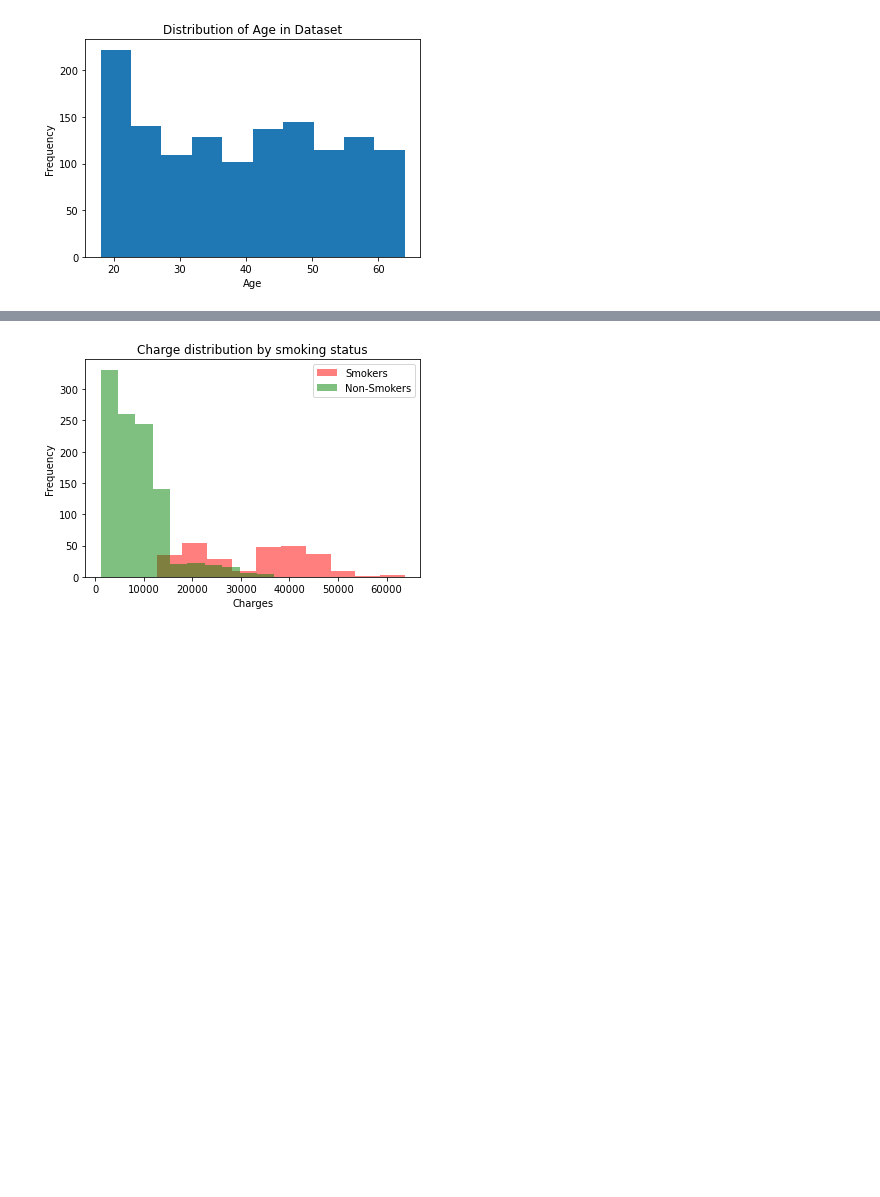
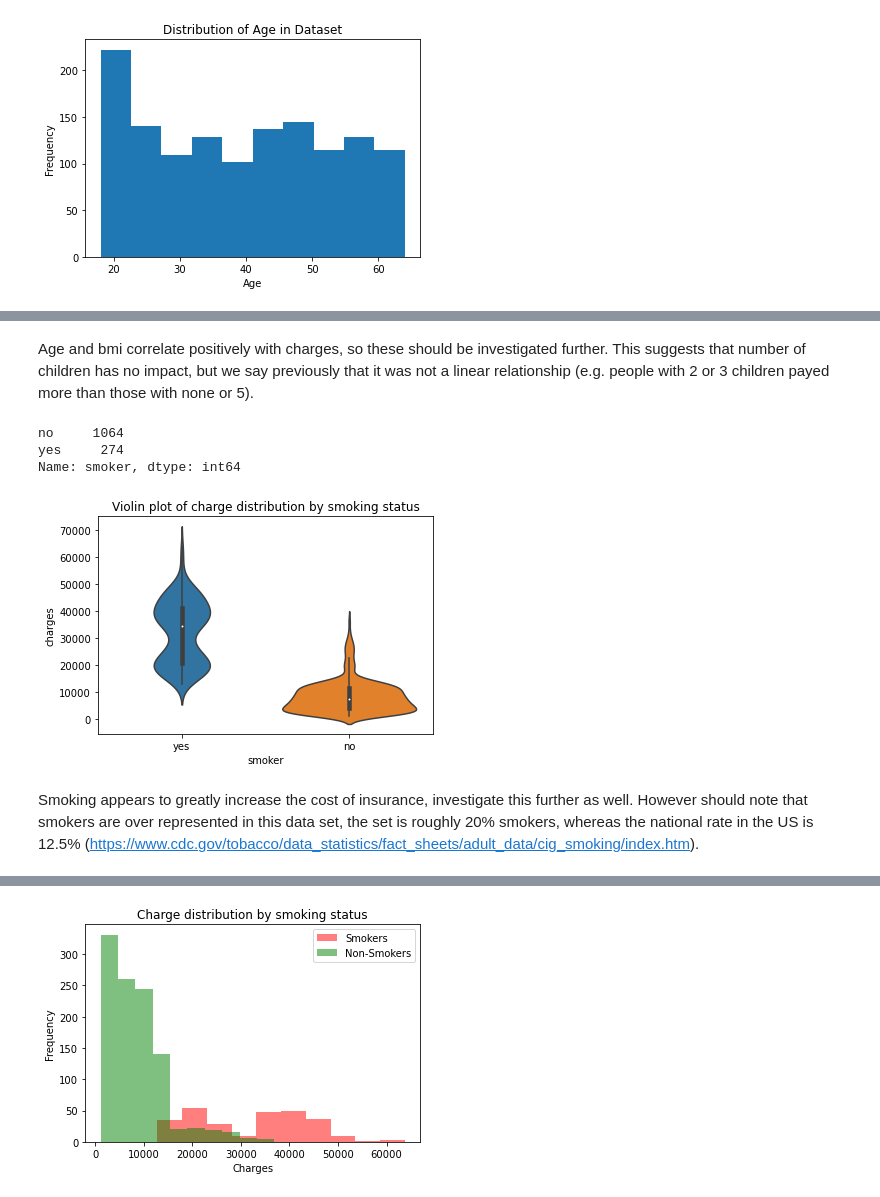
Before and after one commit to beniamp/US_Insurance_Analysis, a Jupyter notebook: us-medical-insurance-costs.ipynb, the cells around one changed output, grey strips where cells are left out. Drawn from its saved outputs; the diff is of its cells as text; code cells hidden in the pictures; blank space fills up the shorter version.

```diff
--- a/us-medical-insurance-costs.ipynb
+++ b/us-medical-insurance-costs.ipynb
@@ -134,0 +160,16 @@ Age and bmi correlate positively with charges, so these should be investigated f
+# %% [markdown]
+Age and bmi correlate positively with charges, so these should be investigated further. This suggests that number of children has no impact, but we say previously that it was not a linear relationship (e.g. people with 2 or 3 children payed more than those with none or 5).
+# %%
+df['smoker'].value_counts()
+# %% [output]
+no     1064
+yes     274
+Name: smoker, dtype: int64
+# %%
+sns.violinplot(x='smoker', y = 'charges', data = df)
+plt.title('Violin plot of charge distribution by smoking status')
+plt.show()
+# %% [output]
+[figure, added]
+# %% [markdown]
+Smoking appears to greatly increase the cost of insurance, investigate this further as well. However should note that smokers are over represented in this data set, the set is roughly 20% smokers, whereas the national rate in the US is 12.5% (https://www.cdc.gov/tobacco/data_statistics/fact_sheets/adult_data/cig_smoking/index.htm).
```
Also changed, not shown: parts of 60 cells of this notebook.
